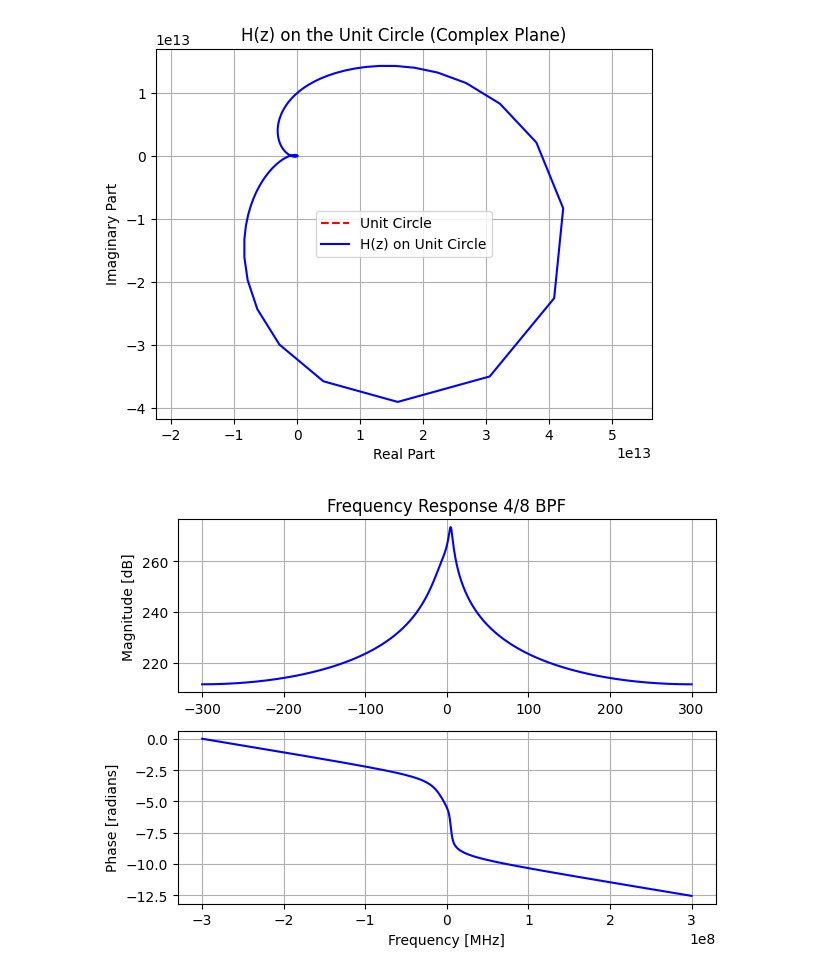
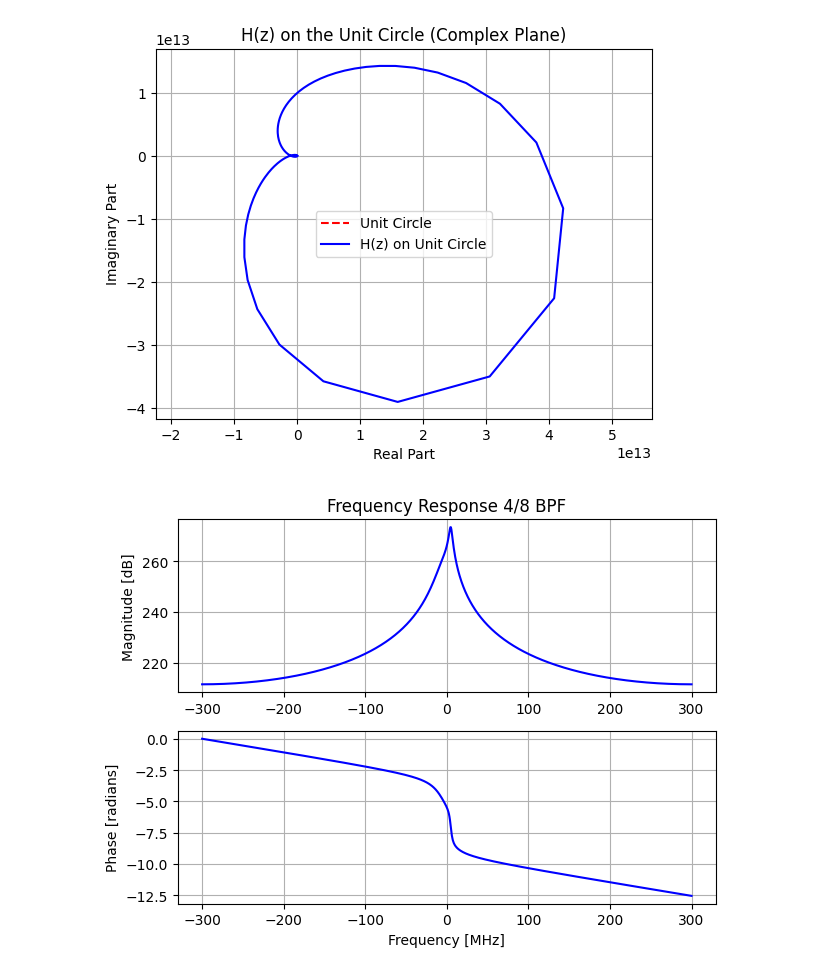
Before and after one commit to arthurmorbach/dt-filters, a Jupyter notebook: fResponse.ipynb, the cells around one changed output. Drawn from its saved outputs; the diff is of its cells as text; code cells hidden in the pictures.

```diff
--- a/fResponse.ipynb
+++ b/fResponse.ipynb
@@ -170,18 +163,18 @@ plt.legend()
 # %%
 # Plot magnitude response
 plt.subplot(2, 1, 1)
 plt.plot(frequencies/1e6, 20 * np.log10(np.abs(H)), 'b')
 plt.title('Frequency Response 4/8 BPF')
 plt.ylabel('Magnitude [dB]')
 plt.grid()
 
 # Plot phase response
 plt.subplot(2, 1, 2)
 angles = np.unwrap(np.angle(H))
-plt.plot(frequencies, angles, 'b')
+plt.plot(frequencies/1e6, angles, 'b')
 plt.ylabel('Phase [radians]')
 plt.xlabel('Frequency [MHz]')
 plt.grid()
 plt.tight_layout()
 # %% [output]
-[figure, old version]
+[figure, new version]
```
Also changed, not shown: parts of 3 cells of this notebook.
